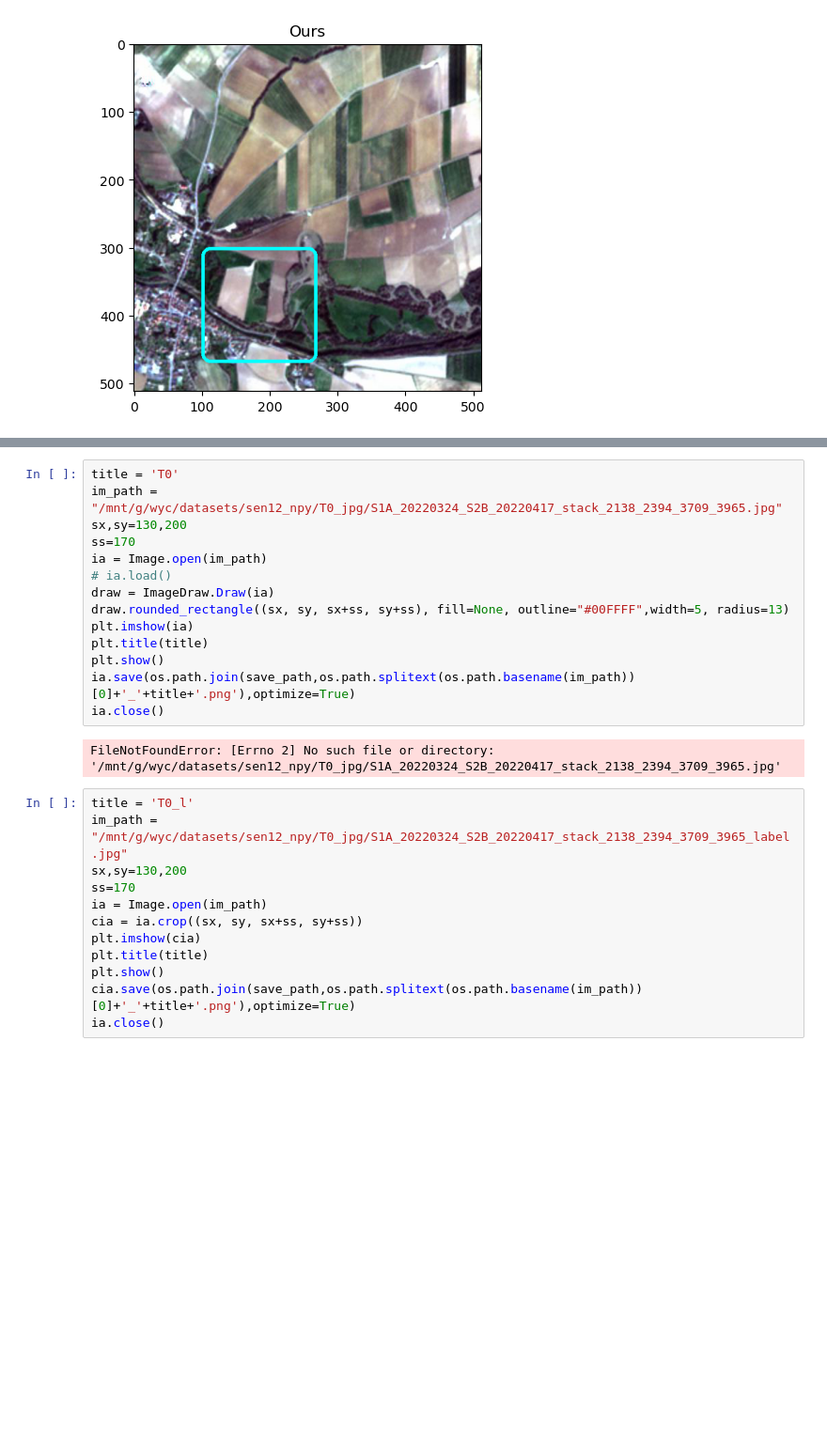
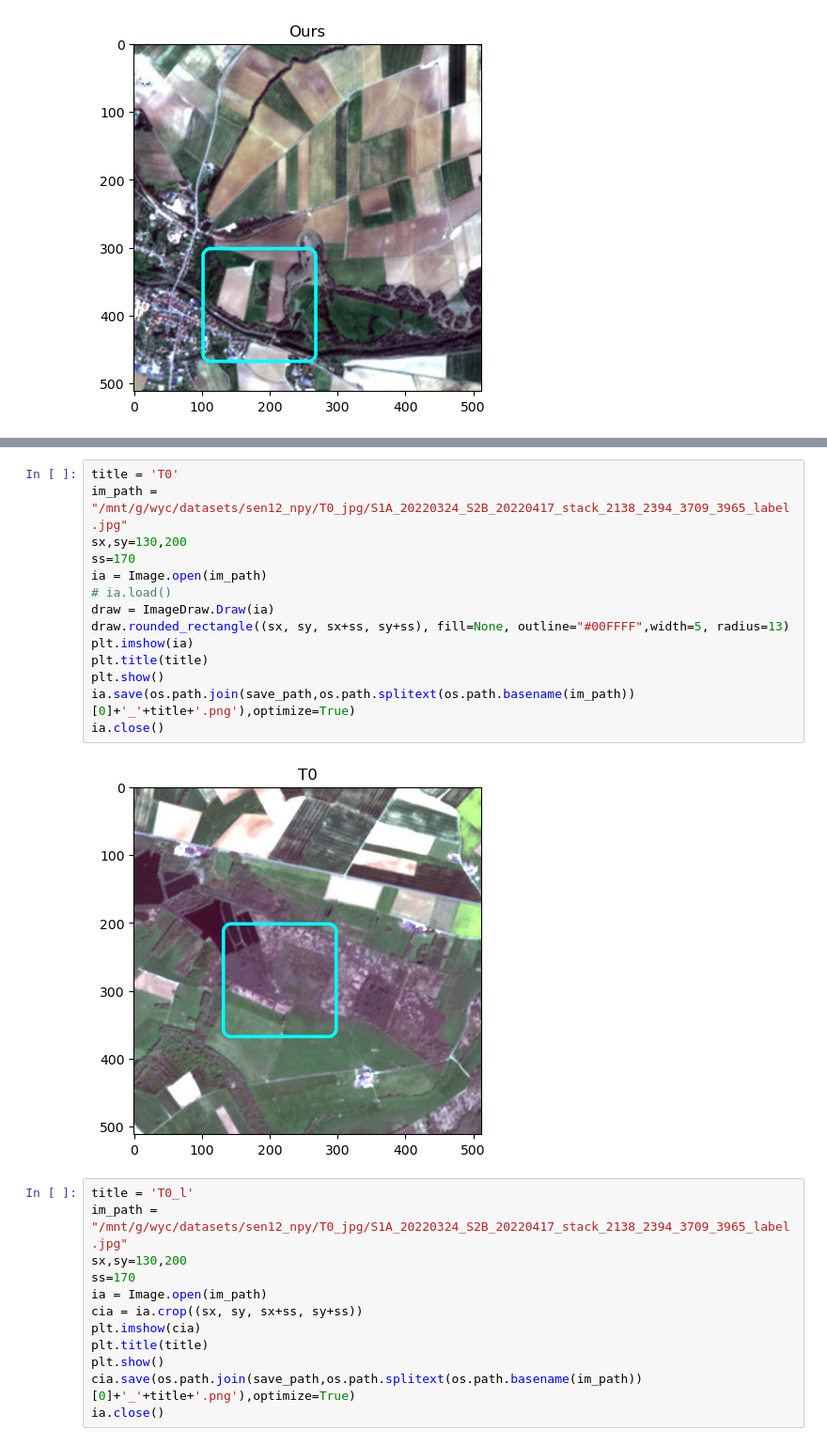
Before and after one commit to vacutice/recs-zh, a Jupyter notebook: rec-zh.ipynb, the cells around one changed output, grey strips where cells are left out. Shown at 94% size. Saved outputs shown, nothing was run; the diff lists cells and outputs as text; blank space fills up the shorter version.

```diff
--- a/rec-zh.ipynb
+++ b/rec-zh.ipynb
@@ -148,19 +160,19 @@ ia.close()
 # %%
 title = 'T0'
-im_path = "/mnt/g/wyc/datasets/sen12_npy/T0_jpg/S1A_20220324_S2B_20220417_stack_2138_2394_3709_3965.jpg"
+im_path = "/mnt/g/wyc/datasets/sen12_npy/T0_jpg/S1A_20220324_S2B_20220417_stack_2138_2394_3709_3965_label.jpg"
 sx,sy=130,200
 ss=170
 ia = Image.open(im_path)
 # ia.load()
 draw = ImageDraw.Draw(ia)
 draw.rounded_rectangle((sx, sy, sx+ss, sy+ss), fill=None, outline="#00FFFF",width=5, radius=13)
 plt.imshow(ia)
 plt.title(title)
 plt.show()
 ia.save(os.path.join(save_path,os.path.splitext(os.path.basename(im_path))[0]+'_'+title+'.png'),optimize=True)
 ia.close()
 # %% [output]
-FileNotFoundError: [Errno 2] No such file or directory: '/mnt/g/wyc/datasets/sen12_npy/T0_jpg/S1A_20220324_S2B_20220417_stack_2138_2394_3709_3965.jpg'
+[figure, added]
 # %%
 title = 'T0_l'
 im_path = "/mnt/g/wyc/datasets/sen12_npy/T0_jpg/S1A_20220324_S2B_20220417_stack_2138_2394_3709_3965_label.jpg"
```
Also changed, not shown: parts of 15 cells of this notebook, 3 other files.
